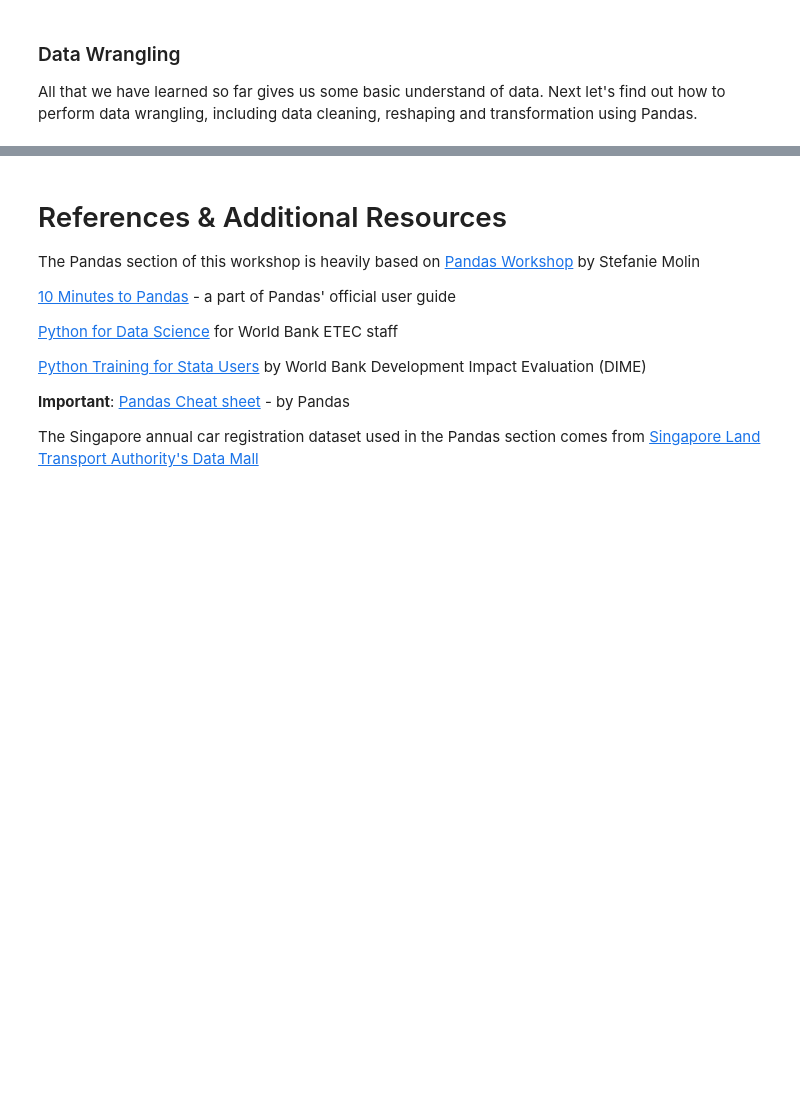
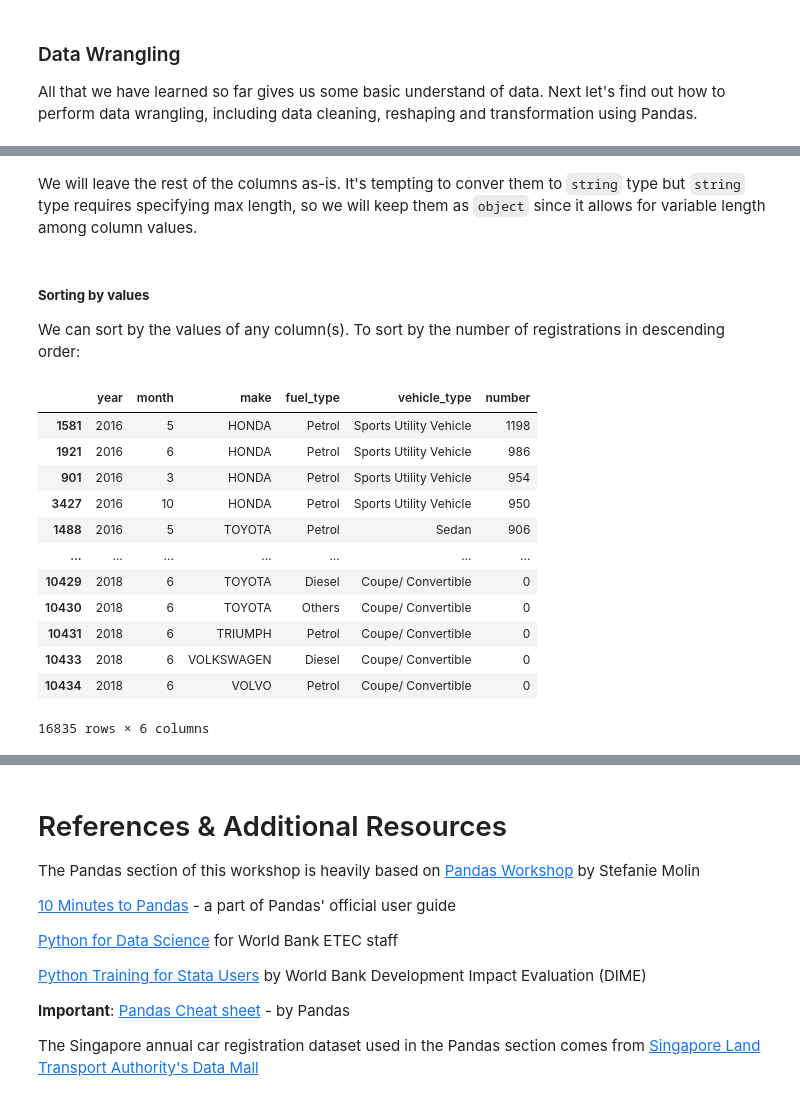
Before and after one commit to worldbank/dec-python-course, a Jupyter notebook: 1-foundations/3-numpy-and-pandas/foundations-s3.ipynb, the cells around one changed output, grey strips where cells are left out. Cells and saved outputs as stored; diff of their text form; code cells hidden in the pictures; blank space fills up the shorter version.

```diff
--- a/1-foundations/3-numpy-and-pandas/foundations-s3.ipynb
+++ b/1-foundations/3-numpy-and-pandas/foundations-s3.ipynb
@@ -994,0 +1161,4 @@ All that we have learned so far gives us some basic understand of data. Next let
+# %%
+cars_monthly_converted = cars_monthly_reordered.astype({
+    'number': 'int', 'year': 'int', 'month': 'int'})
+cars_monthly_converted.dtypes
@@ -994,0 +1173,23 @@ All that we have learned so far gives us some basic understand of data. Next let
+# %% [markdown]
+We will leave the rest of the columns as-is. It's tempting to conver them to `string` type but `string` type requires specifying max length, so we will keep them as `object` since it allows for variable length among column values.
+# %% [markdown]
+##### **Sorting by values**
+
+We can sort by the values of any column(s). To sort by the number of registrations in descending order:
+# %%
+cars_monthly_sorted = cars_monthly_converted.sort_values(['number', 'year', 'month'], ascending=[False, True, True])
+cars_monthly_sorted
+# %% [output]
+|  | year | month | make | fuel_type | vehicle_type | number |
+| 1581 | 2016 | 5 | HONDA | Petrol | Sports Utility Vehicle | 1198 |
+| 1921 | 2016 | 6 | HONDA | Petrol | Sports Utility Vehicle | 986 |
+| 901 | 2016 | 3 | HONDA | Petrol | Sports Utility Vehicle | 954 |
+| 3427 | 2016 | 10 | HONDA | Petrol | Sports Utility Vehicle | 950 |
+| 1488 | 2016 | 5 | TOYOTA | Petrol | Sedan | 906 |
+| ... | ... | ... | ... | ... | ... | ... |
+| 10429 | 2018 | 6 | TOYOTA | Diesel | Coupe/ Convertible | 0 |
+| 10430 | 2018 | 6 | TOYOTA | Others | Coupe/ Convertible | 0 |
+| 10431 | 2018 | 6 | TRIUMPH | Petrol | Coupe/ Convertible | 0 |
+| 10433 | 2018 | 6 | VOLKSWAGEN | Diesel | Coupe/ Convertible | 0 |
+| 10434 | 2018 | 6 | VOLVO | Petrol | Coupe/ Convertible | 0 |
+16835 rows × 6 columns
```
Also changed, not shown: parts of 29 cells of this notebook.
